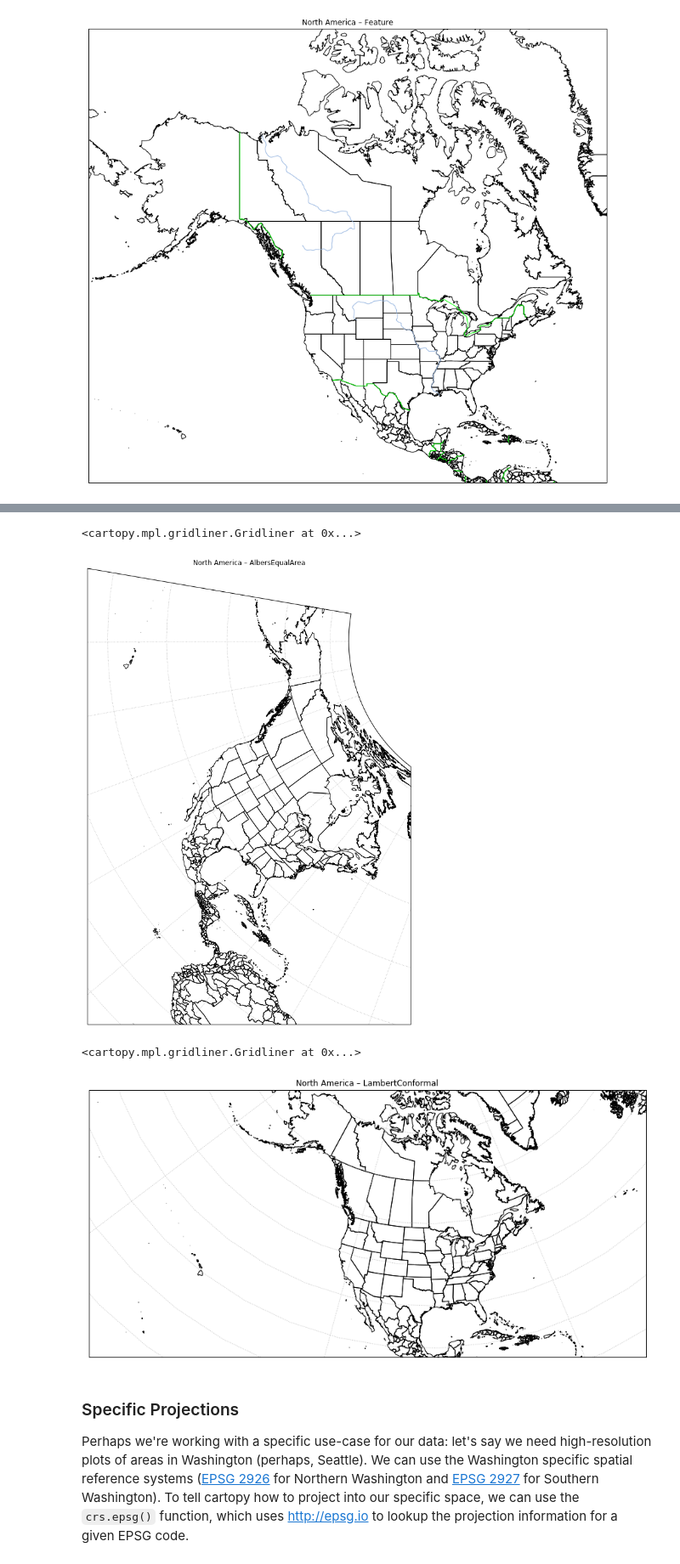
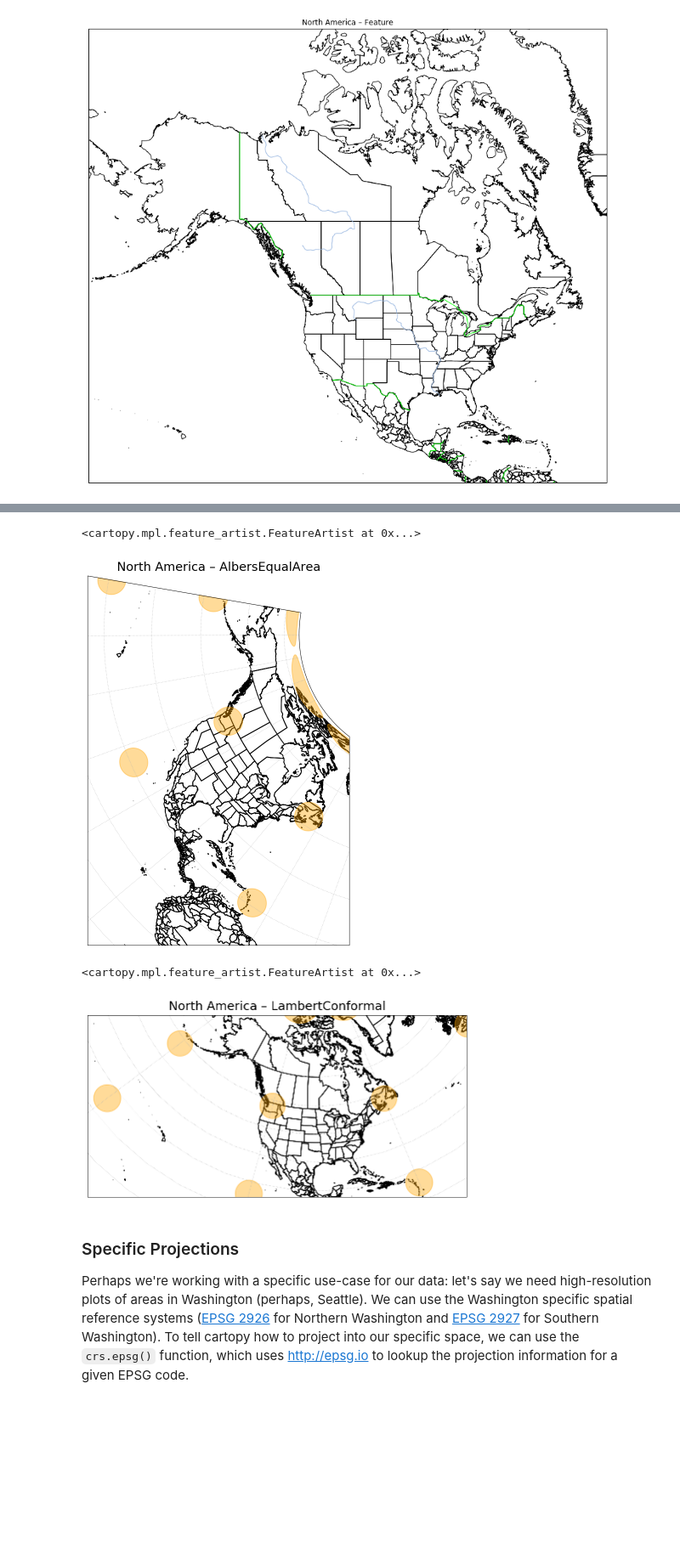
Before and after one commit to geohackweek/visualization, a Jupyter notebook: docker/notebooks/cartopyProjections.ipynb, the cells around one changed output, grey strips where cells are left out. Shown at 85% size. Saved outputs shown, nothing was run; the diff lists cells and outputs as text; code cells hidden in the pictures; blank space fills up the shorter version.

```diff
--- a/docker/notebooks/cartopyProjections.ipynb
+++ b/docker/notebooks/cartopyProjections.ipynb
@@ -38,10 +38,13 @@ Taking a cue from `matplotlib`'s `basemap`, `cartopy` includes utilities for con
 The `shapereader` class is used for reading shapefiles, which are an ESRI-derived format (the ArcMap company). `shapereader` comes pre-packaged with a downloader/reader of the [Natural Earth](http://www.naturalearthdata.com/) dataset, an extensive set of free vector and raster map features. There are two ways to access this NaturalEarth data: as a raw shapefile, and as a `cartopy` `Feature` object. We'll start with the raw shapefile.
 # %%
 import matplotlib.pyplot as plt
+plt.style.use('bmh')
+
 import cartopy.crs as ccrs
 import cartopy.io.shapereader as shapereader
 _DEFAULT_PROJECTION = ccrs.Mercator().GOOGLE
 %matplotlib inline
+%config InlineBackend.figure_format = 'retina'
 # %% [markdown]
 Once we've loaded the `shapereader` class from the `cartopy.io` module, we can use the `natural_earth` function to access the shapefiles.
 # %%
@@ -125,23 +142,25 @@ ax.gridlines(linestyle=":")
 # %%
-fig = plt.figure(figsize=(15, 15))
+fig = plt.figure(figsize=(8, 8))
 ax = plt.axes(projection=ccrs.AlbersEqualArea())
 ax.set_extent([-180, -46.5, 8, 60], ccrs.Geodetic()) # North America, in Geodetic CRS
 ax.set_title("North America – AlbersEqualArea")
 ax.add_feature(states_feature)
 ax.gridlines(linestyle=":")
+ax.tissot(color='orange', alpha=0.4)
 # %% [output]
-<cartopy.mpl.gridliner.Gridliner at 0x...>
+<cartopy.mpl.feature_artist.FeatureArtist at 0x...>
-[figure, old version]
+[figure, new version]
 # %%
-fig = plt.figure(figsize=(15, 15))
+fig = plt.figure(figsize=(8, 8))
 ax = plt.axes(projection=ccrs.LambertConformal())
 ax.set_extent([-180, -46.5, 8, 60], ccrs.Geodetic()) # North America, in Geodetic CRS
 ax.set_title("North America – LambertConformal")
 ax.add_feature(states_feature)
 ax.gridlines(linestyle=":")
+ax.tissot(color='orange', alpha=0.4)
 # %% [output]
-<cartopy.mpl.gridliner.Gridliner at 0x...>
+<cartopy.mpl.feature_artist.FeatureArtist at 0x...>
-[figure, old version]
+[figure, new version]
 # %% [markdown]
 ### Specific Projections
 Perhaps we're working with a specific use-case for our data: let's say we need high-resolution plots of areas in Washington (perhaps, Seattle). We can use the Washington specific spatial reference systems ([EPSG 2926](http://spatialreference.org/ref/epsg/2926/) for Northern Washington and [EPSG 2927](http://spatialreference.org/ref/epsg/2927/) for Southern Washington). To tell cartopy how to project into our specific space, we can use the `crs.epsg()` function, which uses http://epsg.io to lookup the projection information for a given EPSG code.
```
Also changed, not shown: parts of 11 cells of this notebook.
